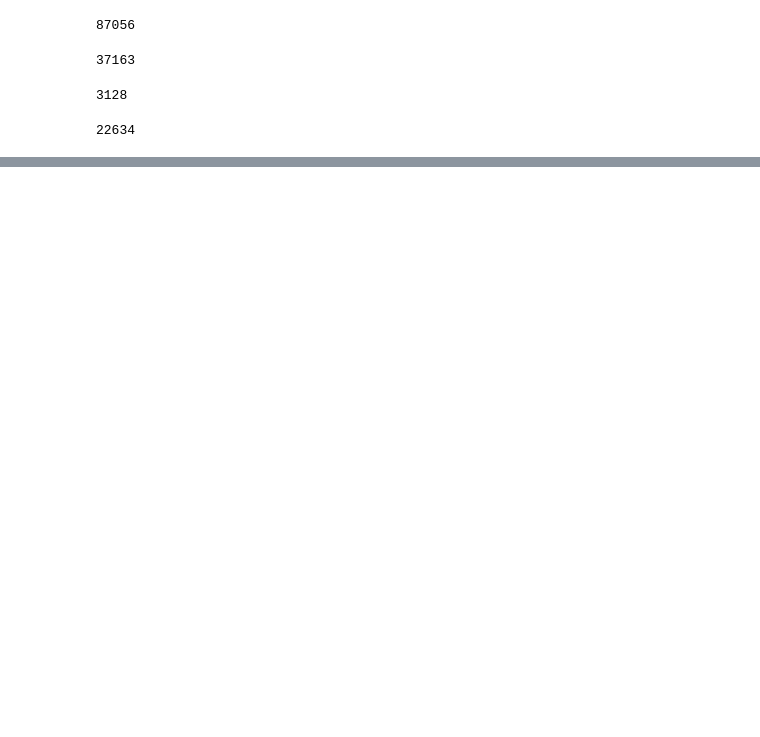
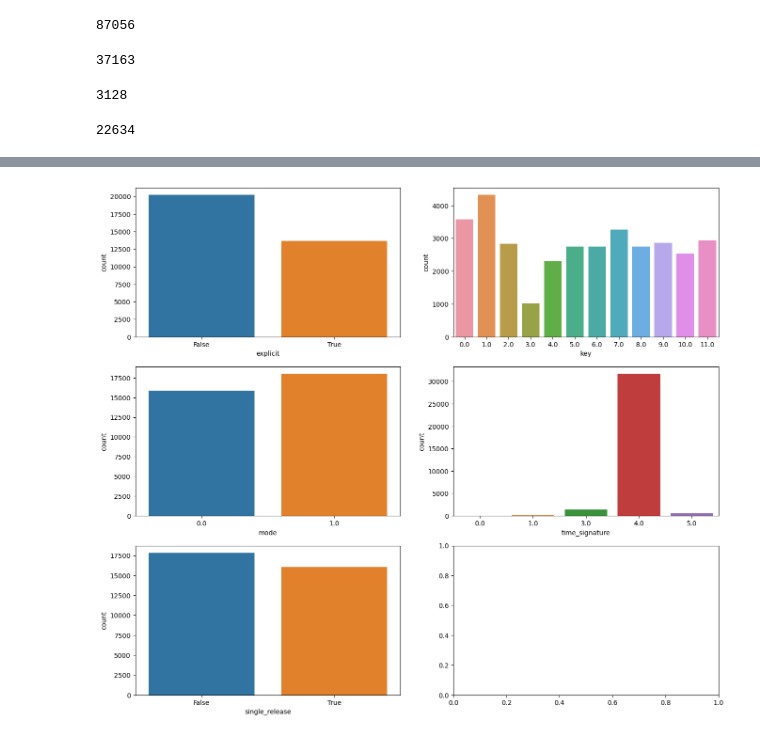
Before and after one commit to Sejmou/exploring-spotify-charts, a Jupyter notebook: data_modeling/model.ipynb, the cells around one changed output, grey strips where cells are left out. Saved outputs shown, nothing was run; the diff lists cells and outputs as text; code cells hidden in the pictures; blank space fills up the shorter version.

```diff
--- a/data_modeling/model.ipynb
+++ b/data_modeling/model.ipynb
@@ -261,0 +452,10 @@ playlist_links
+# %%
+fig, axs = plt.subplots(3, 2, figsize=(16, 14))
+axs = axs.ravel()
+
+for i, column in enumerate(relevant_track_features.drop(columns=interval_feats)):
+    sns.countplot(data=relevant_track_features, x=column, ax=axs[i])
+
+plt.show()
+# %% [output]
+[figure, added]
```
Also changed, not shown: parts of 45 cells of this notebook, 1 other file.
